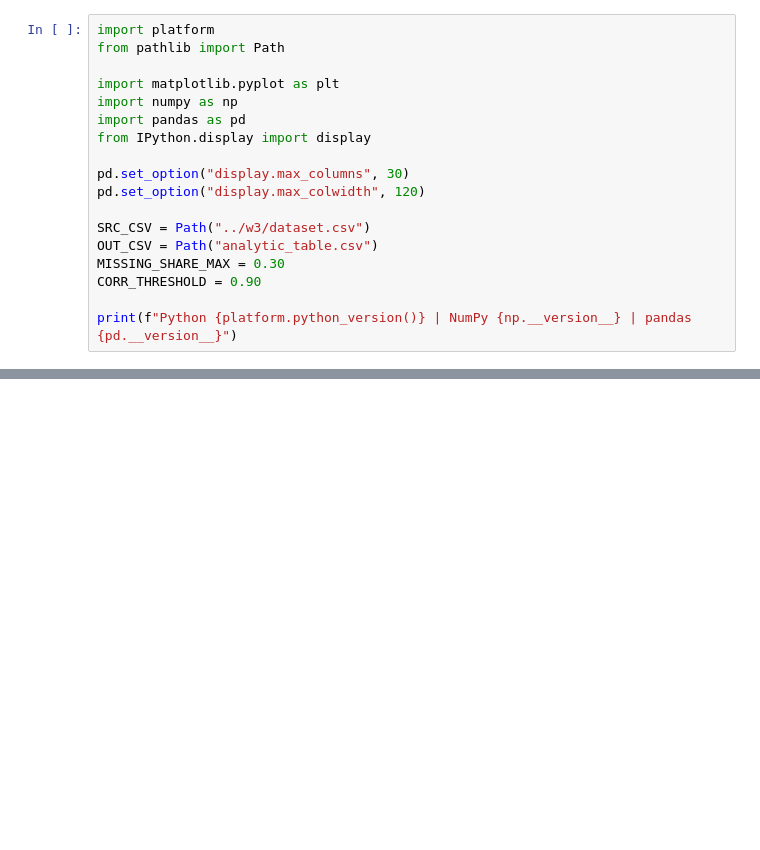
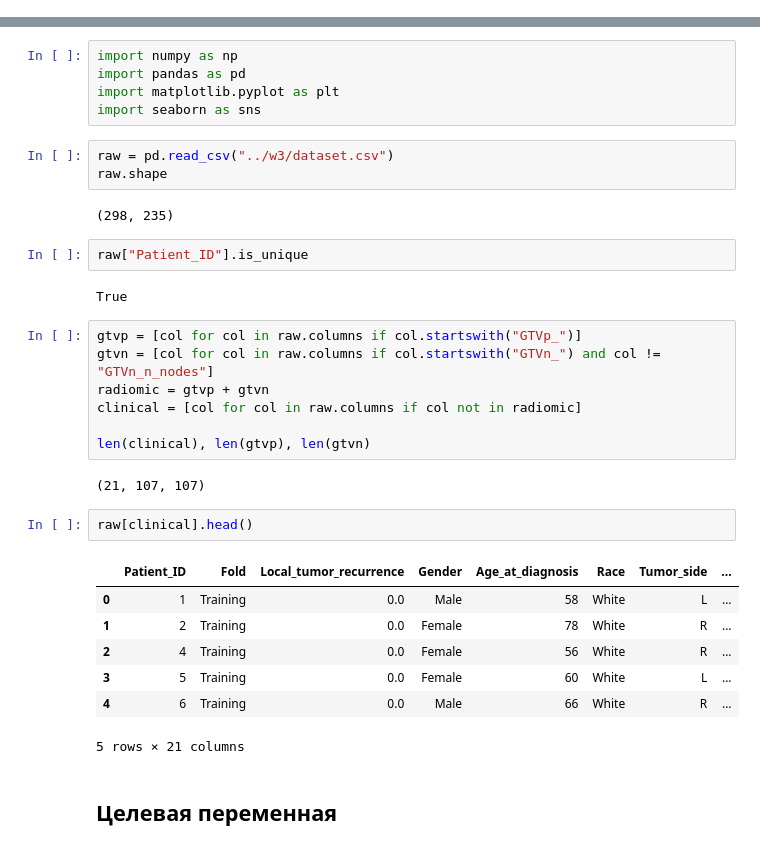
Before and after one commit to a1pha-dev/SS-Computationaloncology, a Jupyter notebook: w4/practice.ipynb, the cells around one changed output, grey strips where cells are left out. Cells and saved outputs as stored; diff of their text form; blank space fills up the shorter version.

```diff
--- a/w4/practice.ipynb
+++ b/w4/practice.ipynb
@@ -5,18 +0,0 @@
-# %%
-import platform
-from pathlib import Path
-
-import matplotlib.pyplot as plt
-import numpy as np
-import pandas as pd
-from IPython.display import display
-
-pd.set_option("display.max_columns", 30)
-pd.set_option("display.max_colwidth", 120)
-
-SRC_CSV = Path("../w3/dataset.csv")
-OUT_CSV = Path("analytic_table.csv")
-MISSING_SHARE_MAX = 0.30
-CORR_THRESHOLD = 0.90
-
-print(f"Python {platform.python_version()} | NumPy {np.__version__} | pandas {pd.__version__}")
@@ -481,0 +5,35 @@ with pd.option_context("display.max_rows", 150):
+# %%
+import numpy as np
+import pandas as pd
+import matplotlib.pyplot as plt
+import seaborn as sns
+# %%
+raw = pd.read_csv("../w3/dataset.csv")
+raw.shape
+# %% [output]
+(298, 235)
+# %%
+raw["Patient_ID"].is_unique
+# %% [output]
+True
+# %%
+gtvp = [col for col in raw.columns if col.startswith("GTVp_")]
+gtvn = [col for col in raw.columns if col.startswith("GTVn_") and col != "GTVn_n_nodes"]
+radiomic = gtvp + gtvn
+clinical = [col for col in raw.columns if col not in radiomic]
+
+len(clinical), len(gtvp), len(gtvn)
+# %% [output]
+(21, 107, 107)
+# %%
+raw[clinical].head()
+# %% [output]
+|  | Patient_ID | Fold | Local_tumor_recurrence | Gender | Age_at_diagnosis | Race | Tumor_side | ... |
+| 0 | 1 | Training | 0.0 | Male | 58 | White | L | ... |
+| 1 | 2 | Training | 0.0 | Female | 78 | White | R | ... |
+| 2 | 4 | Training | 0.0 | Female | 56 | White | R | ... |
+| 3 | 5 | Training | 0.0 | Female | 60 | White | L | ... |
+| 4 | 6 | Training | 0.0 | Male | 66 | White | R | ... |
+5 rows × 21 columns
+# %% [markdown]
+## Целевая переменная
```
Also changed, not shown: parts of 68 cells of this notebook, 13 other files.
